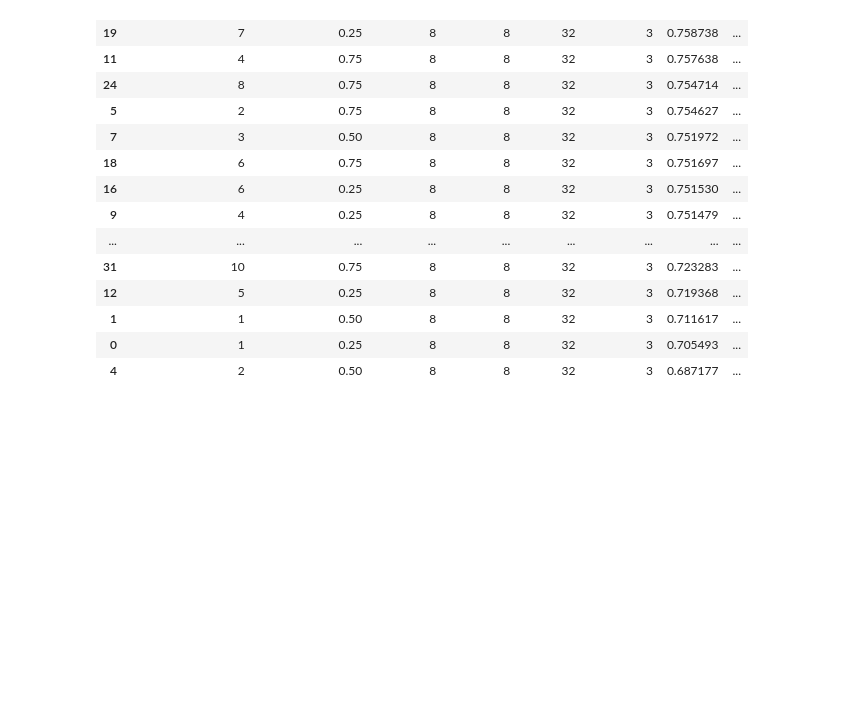
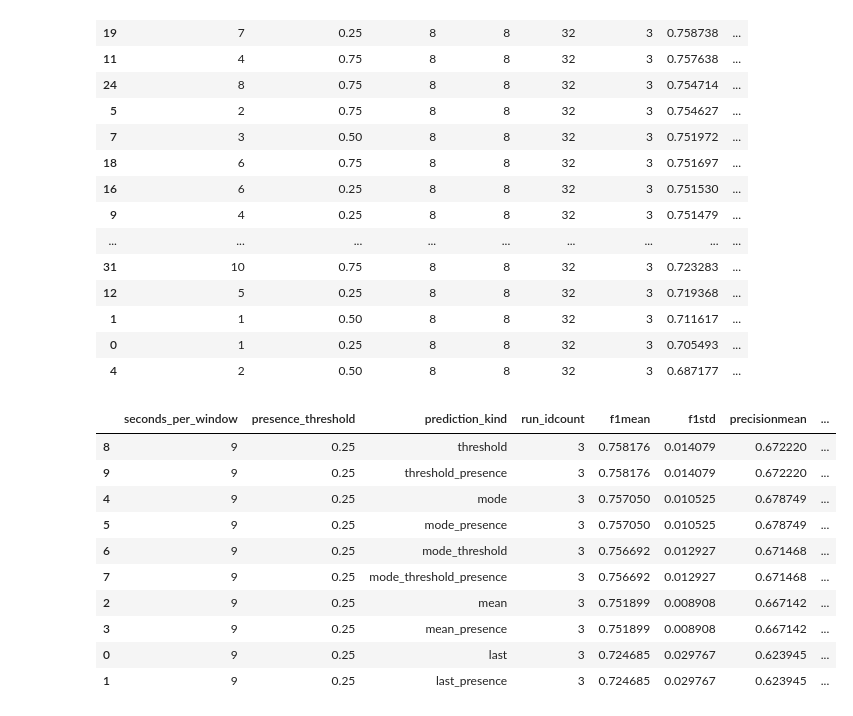
Before and after one commit to cosmaadrian/multimodal-depression-from-video, a Jupyter notebook: notebooks/evaluation.ipynb, the cells around one changed output. Saved outputs shown, nothing was run; the diff lists cells and outputs as text; code cells hidden in the pictures; blank space fills up the shorter version.

```diff
--- a/notebooks/evaluation.ipynb
+++ b/notebooks/evaluation.ipynb
@@ -267,3 +267,23 @@ grouped_mode.sort_values(by=['f1mean'], ascending=False)
 | 1 | 1 | 0.50 | 8 | 8 | 32 | 3 | 0.711617 | ... |
 | 0 | 1 | 0.25 | 8 | 8 | 32 | 3 | 0.705493 | ... |
 | 4 | 2 | 0.50 | 8 | 8 | 32 | 3 | 0.687177 | ... |
+# %%
+#getting results with the original features
+csv_preds_files = glob.glob('../results/temporal-baseline-d-vlog-original/temporal-evaluator*test.csv')
+csv_preds = pd.concat([pd.read_csv(file) for file in csv_preds_files])
+grouped_original = csv_preds.groupby(['seconds_per_window', 'presence_threshold', 'prediction_kind']).agg(
+    {'run_id': 'count', 'f1': ['mean', 'std'], 'precision': ['mean', 'std'], 'recall': ['mean', 'std'], 'accuracy': ['mean', 'std']}).reset_index()
+grouped_original.columns = grouped_original.columns.map(''.join)
+grouped_original.sort_values(by=['f1mean'], ascending=False)
+# %% [output]
+|  | seconds_per_window | presence_threshold | prediction_kind | run_idcount | f1mean | f1std | precisionmean | ... |
+| 8 | 9 | 0.25 | threshold | 3 | 0.758176 | 0.014079 | 0.672220 | ... |
+| 9 | 9 | 0.25 | threshold_presence | 3 | 0.758176 | 0.014079 | 0.672220 | ... |
+| 4 | 9 | 0.25 | mode | 3 | 0.757050 | 0.010525 | 0.678749 | ... |
+| 5 | 9 | 0.25 | mode_presence | 3 | 0.757050 | 0.010525 | 0.678749 | ... |
+| 6 | 9 | 0.25 | mode_threshold | 3 | 0.756692 | 0.012927 | 0.671468 | ... |
+| 7 | 9 | 0.25 | mode_threshold_presence | 3 | 0.756692 | 0.012927 | 0.671468 | ... |
+| 2 | 9 | 0.25 | mean | 3 | 0.751899 | 0.008908 | 0.667142 | ... |
+| 3 | 9 | 0.25 | mean_presence | 3 | 0.751899 | 0.008908 | 0.667142 | ... |
+| 0 | 9 | 0.25 | last | 3 | 0.724685 | 0.029767 | 0.623945 | ... |
+| 1 | 9 | 0.25 | last_presence | 3 | 0.724685 | 0.029767 | 0.623945 | ... |
```
Also changed, not shown: parts of 2 cells of this notebook, 1 other file.
